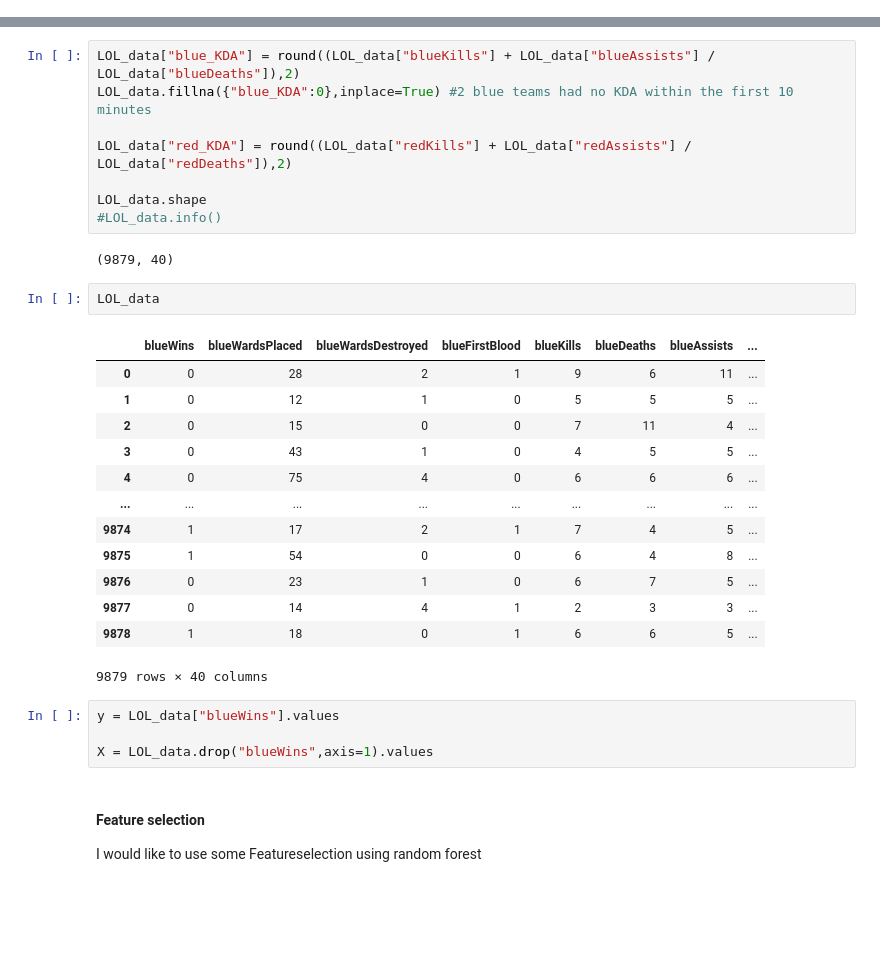
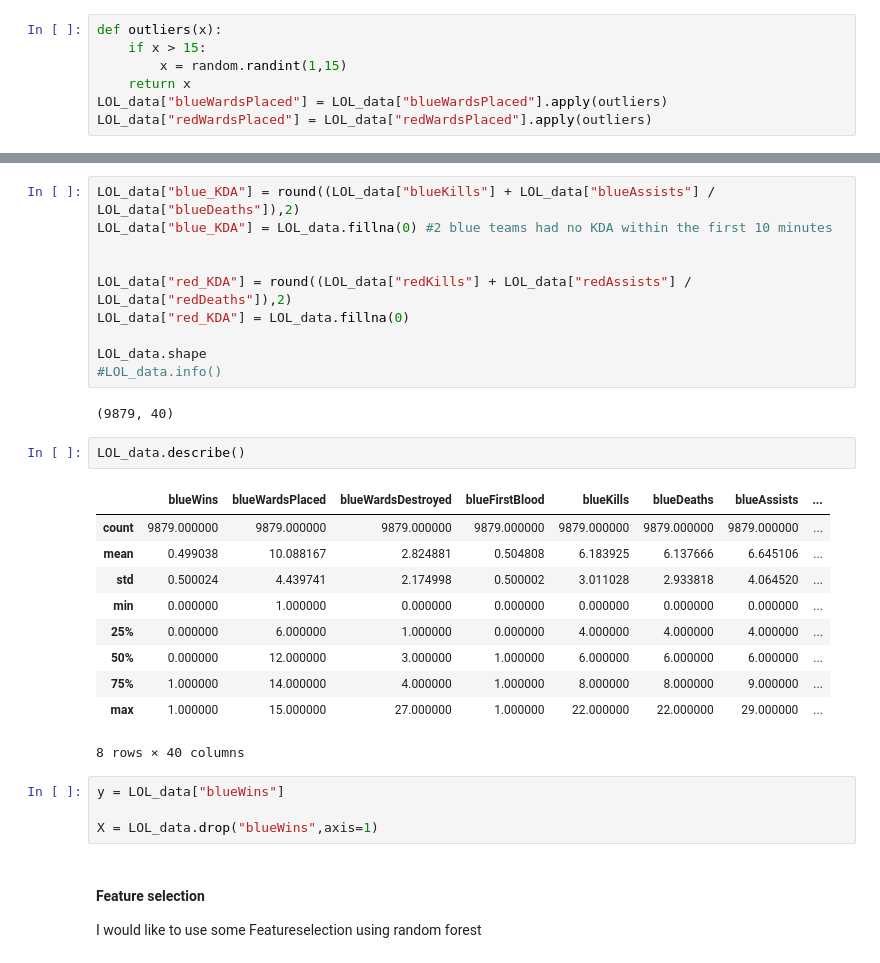
Before and after one commit to juanfelipehdezm/LOL-league-Of-Legends, a Jupyter notebook: LeagueOfLegends.ipynb, the cells around one changed output, grey strips where cells are left out. Drawn from its saved outputs; the diff is of its cells as text; blank space fills up the shorter version.

```diff
--- a/LeagueOfLegends.ipynb
+++ b/LeagueOfLegends.ipynb
@@ -78,0 +76,7 @@ ACA VA EL CODIGO PARA MANEJAR ESTOS OUTLIERS
+# %%
+def outliers(x):
+    if x > 15:
+        x = random.randint(1,15)
+    return x
+LOL_data["blueWardsPlaced"] = LOL_data["blueWardsPlaced"].apply(outliers)
+LOL_data["redWardsPlaced"] = LOL_data["redWardsPlaced"].apply(outliers)
@@ -108,34 +119,33 @@ In league of legends we can add a feature calles KDA which is represented as KDA
 I have decided to add this to each team within the dataset.
 # %%
 LOL_data["blue_KDA"] = round((LOL_data["blueKills"] + LOL_data["blueAssists"] / LOL_data["blueDeaths"]),2)
-LOL_data.fillna({"blue_KDA":0},inplace=True) #2 blue teams had no KDA within the first 10 minutes
+LOL_data["blue_KDA"] = LOL_data.fillna(0) #2 blue teams had no KDA within the first 10 minutes
+
 
 LOL_data["red_KDA"] = round((LOL_data["redKills"] + LOL_data["redAssists"] / LOL_data["redDeaths"]),2)
+LOL_data["red_KDA"] = LOL_data.fillna(0)
 
 LOL_data.shape
 #LOL_data.info()
 # %% [output]
 (9879, 40)
 # %%
-LOL_data
+LOL_data.describe()
 # %% [output]
 |  | blueWins | blueWardsPlaced | blueWardsDestroyed | blueFirstBlood | blueKills | blueDeaths | blueAssists | ... |
-| 0 | 0 | 28 | 2 | 1 | 9 | 6 | 11 | ... |
-| 1 | 0 | 12 | 1 | 0 | 5 | 5 | 5 | ... |
-| 2 | 0 | 15 | 0 | 0 | 7 | 11 | 4 | ... |
-| 3 | 0 | 43 | 1 | 0 | 4 | 5 | 5 | ... |
-| 4 | 0 | 75 | 4 | 0 | 6 | 6 | 6 | ... |
-| ... | ... | ... | ... | ... | ... | ... | ... | ... |
-| 9874 | 1 | 17 | 2 | 1 | 7 | 4 | 5 | ... |
-| 9875 | 1 | 54 | 0 | 0 | 6 | 4 | 8 | ... |
-| 9876 | 0 | 23 | 1 | 0 | 6 | 7 | 5 | ... |
-| 9877 | 0 | 14 | 4 | 1 | 2 | 3 | 3 | ... |
-| 9878 | 1 | 18 | 0 | 1 | 6 | 6 | 5 | ... |
+| count | 9879.000000 | 9879.000000 | 9879.000000 | 9879.000000 | 9879.000000 | 9879.000000 | 9879.000000 | ... |
+| mean | 0.499038 | 10.088167 | 2.824881 | 0.504808 | 6.183925 | 6.137666 | 6.645106 | ... |
+| std | 0.500024 | 4.439741 | 2.174998 | 0.500002 | 3.011028 | 2.933818 | 4.064520 | ... |
+| min | 0.000000 | 1.000000 | 0.000000 | 0.000000 | 0.000000 | 0.000000 | 0.000000 | ... |
+| 25% | 0.000000 | 6.000000 | 1.000000 | 0.000000 | 4.000000 | 4.000000 | 4.000000 | ... |
+| 50% | 0.000000 | 12.000000 | 3.000000 | 1.000000 | 6.000000 | 6.000000 | 6.000000 | ... |
+| 75% | 1.000000 | 14.000000 | 4.000000 | 1.000000 | 8.000000 | 8.000000 | 9.000000 | ... |
+| max | 1.000000 | 15.000000 | 27.000000 | 1.000000 | 22.000000 | 22.000000 | 29.000000 | ... |
-9879 rows × 40 columns
+8 rows × 40 columns
 # %%
-y = LOL_data["blueWins"].values
+y = LOL_data["blueWins"]
 
-X = LOL_data.drop("blueWins",axis=1).values
+X = LOL_data.drop("blueWins",axis=1)
 # %% [markdown]
 #### Feature selection
 I would like to use some Featureselection using random forest
```
Also changed, not shown: parts of 6 cells of this notebook.
